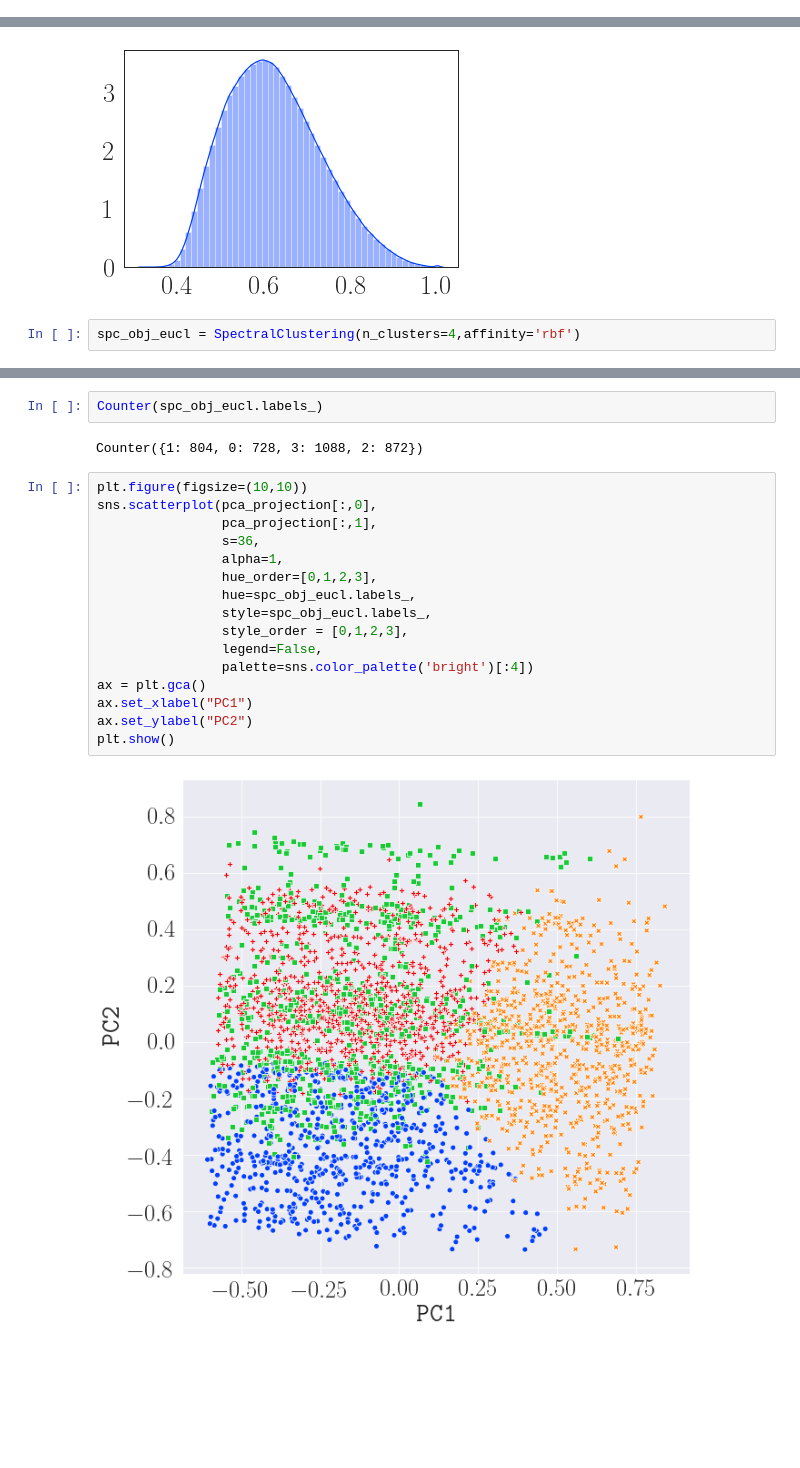
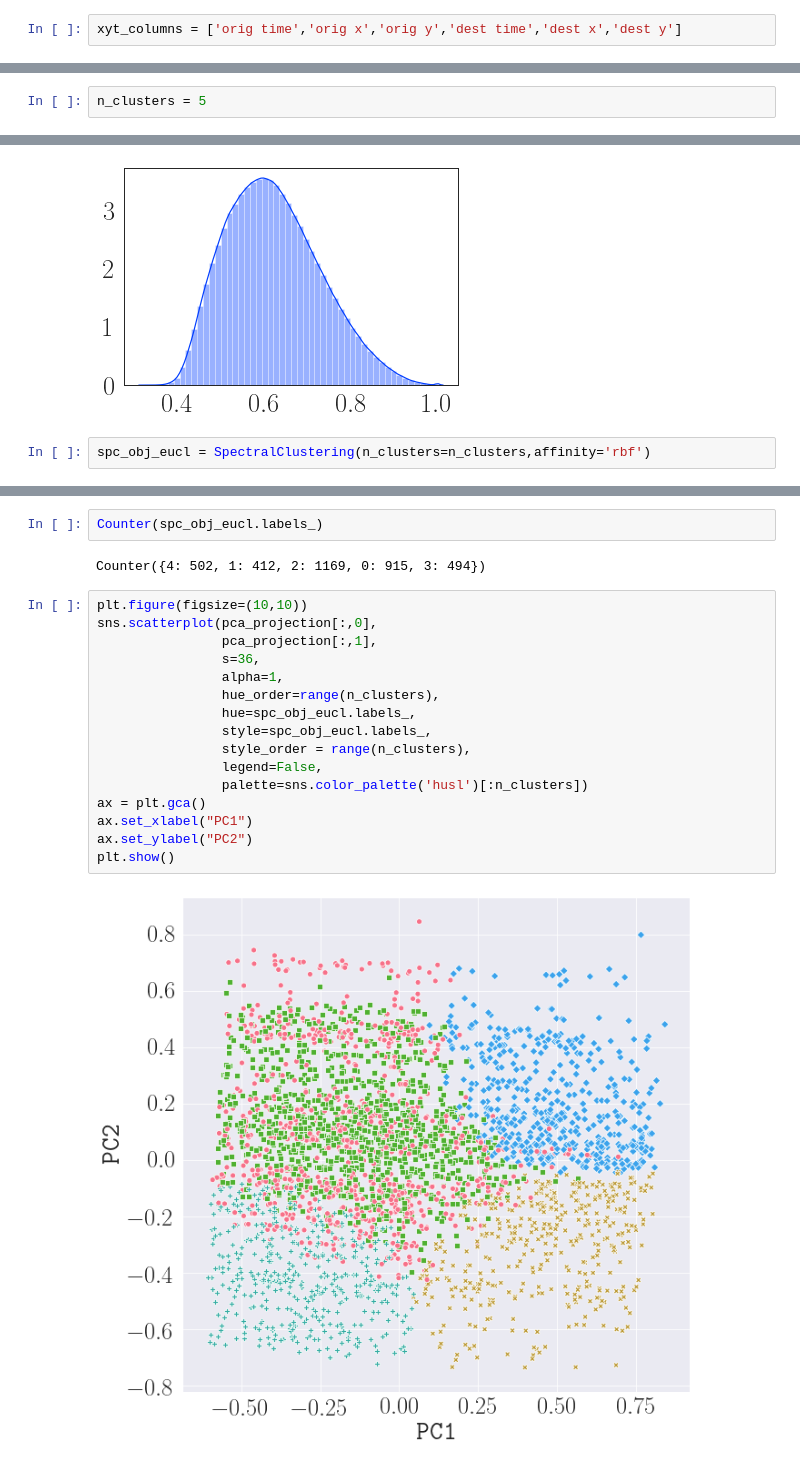
Before and after one commit to rzbhk/playing_with_matches, a Jupyter notebook: notebooks/similarity_trip_clustering_OD_V2.ipynb, the cells around one changed output, grey strips where cells are left out. Cells and saved outputs as stored; diff of their text form; blank space fills up the shorter version.

```diff
--- a/notebooks/similarity_trip_clustering_OD_V2.ipynb
+++ b/notebooks/similarity_trip_clustering_OD_V2.ipynb
@@ -239,3 +242,5 @@ xyt_columns = ['orig_time','orig_x','orig_y','dest_time','dest_x','dest_y']
+# %%
+xyt_columns = ['orig time','orig x','orig y','dest time','dest x','dest y']
 # %%
 pca_obj = PCA(n_components=3)
 # %%
@@ -250 +255,3 @@ array([0.50141665, 0.35251165, 0.1459557 ])
+# %%
+n_clusters = 5
 # %%
@@ -395,7 +402,7 @@ ax =  sns.distplot(np.reshape(euc_sim,-1),norm_hist=False,label="raw similarity"
 # %% [output]
 [figure]
 # %%
-spc_obj_eucl = SpectralClustering(n_clusters=4,affinity='rbf')
+spc_obj_eucl = SpectralClustering(n_clusters=n_clusters,affinity='rbf')
 # %%
 spc_obj_eucl.fit(sampleODdf[xyt_columns])
 # %% [output]
@@ -406,22 +413,22 @@ SpectralClustering(affinity='rbf', assign_labels='kmeans', coef0=1, degree=3,
 # %%
 Counter(spc_obj_eucl.labels_)
 # %% [output]
-Counter({1: 804, 0: 728, 3: 1088, 2: 872})
+Counter({4: 502, 1: 412, 2: 1169, 0: 915, 3: 494})
 # %%
 plt.figure(figsize=(10,10))
 sns.scatterplot(pca_projection[:,0],
                 pca_projection[:,1],
                 s=36,
                 alpha=1,
-                hue_order=[0,1,2,3],
+                hue_order=range(n_clusters),
                 hue=spc_obj_eucl.labels_,
                 style=spc_obj_eucl.labels_,
-                style_order = [0,1,2,3],
+                style_order = range(n_clusters),
                 legend=False,
-                palette=sns.color_palette('bright')[:4])
+                palette=sns.color_palette('husl')[:n_clusters])
 ax = plt.gca()
 ax.set_xlabel("PC1")
 ax.set_ylabel("PC2")
 plt.show()
 # %% [output]
-[figure, old version]
+[figure, new version]
```
Also changed, not shown: parts of 45 cells of this notebook.
